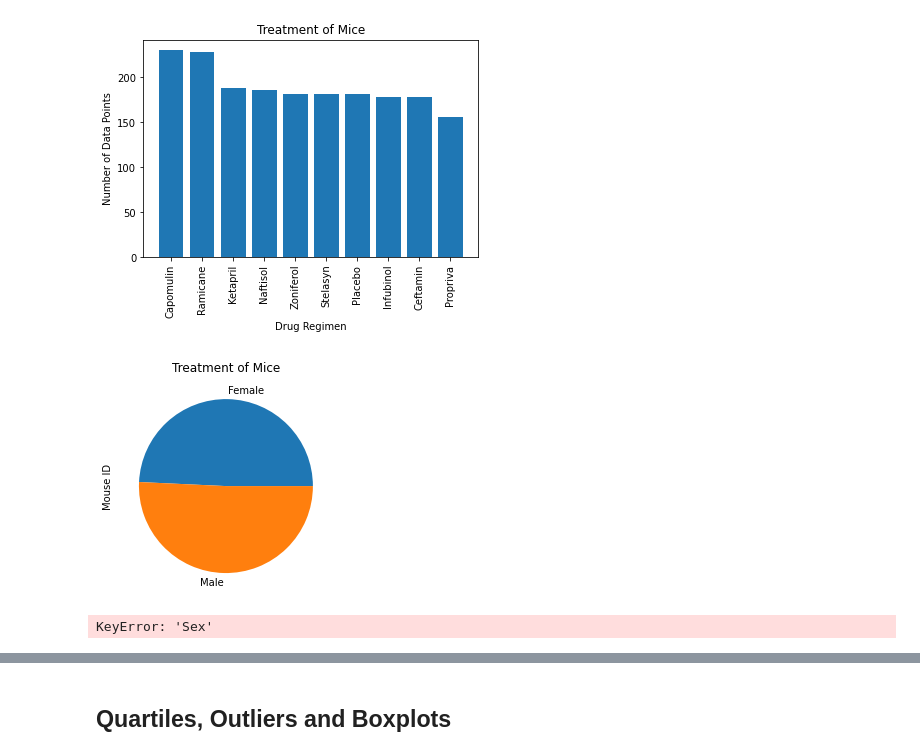
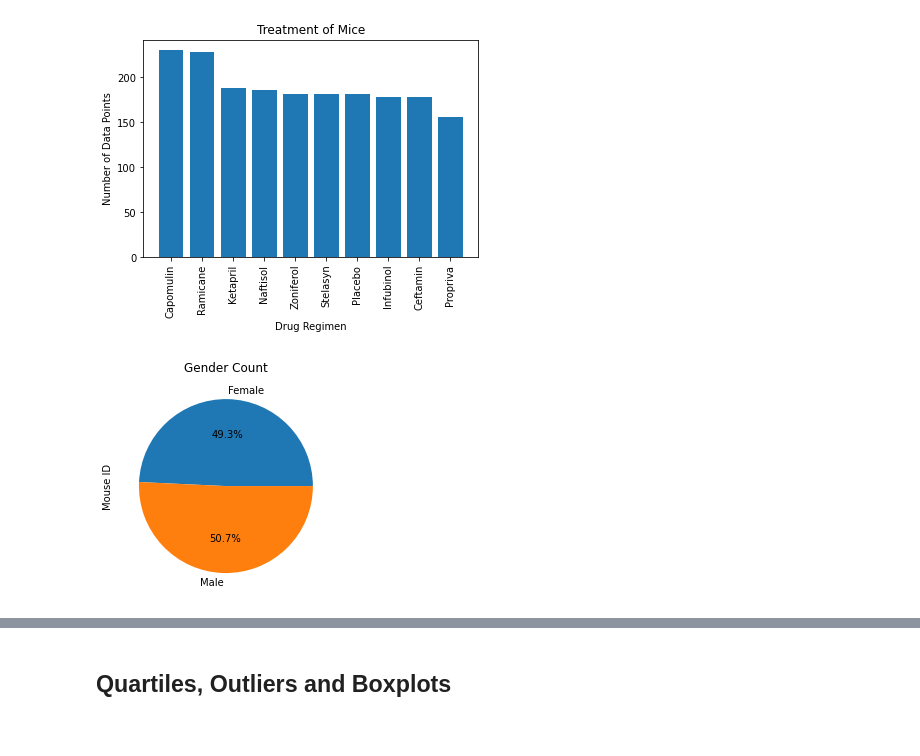
Before and after one commit to segsfem/matplotlib-challenge, a Jupyter notebook: Instructions/Pymaceuticals/pymaceuticals_starter.ipynb, the cells around one changed output, grey strips where cells are left out. Cells and saved outputs as stored; diff of their text form; code cells hidden in the pictures.

```diff
--- a/Instructions/Pymaceuticals/pymaceuticals_starter.ipynb
+++ b/Instructions/Pymaceuticals/pymaceuticals_starter.ipynb
@@ -170,14 +170,12 @@ plt.show()
 # %%
 # Generate a pie plot showing the distribution of female versus male mice using pandas
 
 gender_mouse = duplicate_mouse_drop.groupby('Sex')
 count_of_mouse = gender_mouse['Mouse ID'].count()
-mouse_chart = count_of_mouse.plot(kind="pie", title="Treatment of Mice")
+mouse_chart = count_of_mouse.plot(kind="pie", title="Gender Count", autopct="%1.1f%%")
 # %% [output]
-[figure, old version]
+[figure, new version]
 # %%
-counts = mouse_count['Sex'].count()
+counts = duplicate_mouse_drop['Sex'].value_counts()
-# %% [output]
-KeyError: 'Sex'
 # %%
 # Generate a pie plot showing the distribution of female versus male mice using pyplot
```
Also changed, not shown: parts of 2 cells of this notebook.
